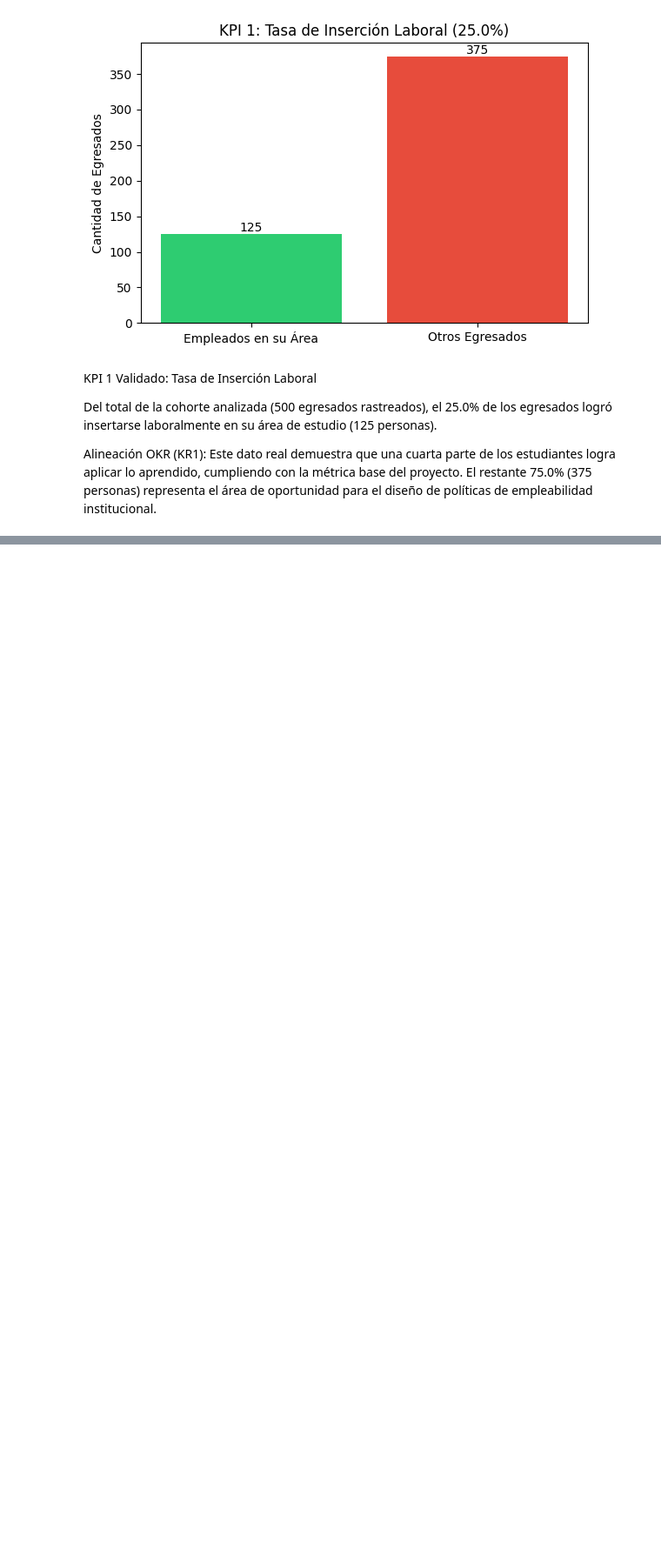
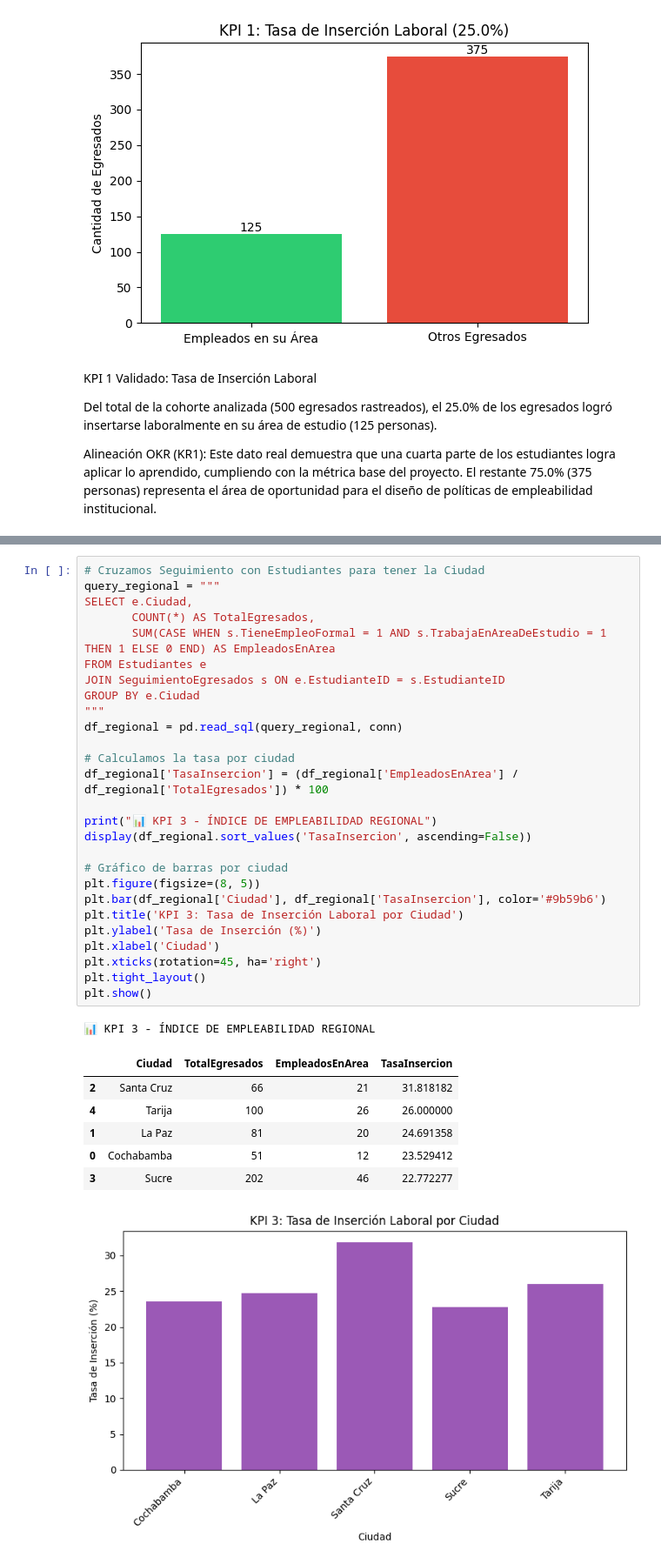
Before and after one commit to temps-code/brecha-digital-bi, a Jupyter notebook: notebooks/03_calculo_kpis.ipynb, the cells around one changed output, grey strips where cells are left out. Shown at 87% size. Cells and saved outputs as stored; diff of their text form; blank space fills up the shorter version.

Commit message:
feat: calculados KPI 2 (brecha skills) y KPI 3 (empleabilidad regional)

```diff
--- a/notebooks/03_calculo_kpis.ipynb
+++ b/notebooks/03_calculo_kpis.ipynb
@@ -61,0 +92,36 @@ Alineación OKR (KR1): Este dato real demuestra que una cuarta parte de los estu
+# %%
+# Cruzamos Seguimiento con Estudiantes para tener la Ciudad
+query_regional = """
+SELECT e.Ciudad,
+       COUNT(*) AS TotalEgresados,
+       SUM(CASE WHEN s.TieneEmpleoFormal = 1 AND s.TrabajaEnAreaDeEstudio = 1 THEN 1 ELSE 0 END) AS EmpleadosEnArea
+FROM Estudiantes e
+JOIN SeguimientoEgresados s ON e.EstudianteID = s.EstudianteID
+GROUP BY e.Ciudad
+"""
+df_regional = pd.read_sql(query_regional, conn)
+
+# Calculamos la tasa por ciudad
+df_regional['TasaInsercion'] = (df_regional['EmpleadosEnArea'] / df_regional['TotalEgresados']) * 100
+
+print("📊 KPI 3 - ÍNDICE DE EMPLEABILIDAD REGIONAL")
+display(df_regional.sort_values('TasaInsercion', ascending=False))
+
+# Gráfico de barras por ciudad
+plt.figure(figsize=(8, 5))
+plt.bar(df_regional['Ciudad'], df_regional['TasaInsercion'], color='#9b59b6')
+plt.title('KPI 3: Tasa de Inserción Laboral por Ciudad')
+plt.ylabel('Tasa de Inserción (%)')
+plt.xlabel('Ciudad')
+plt.xticks(rotation=45, ha='right')
+plt.tight_layout()
+plt.show()
+# %% [output]
+📊 KPI 3 - ÍNDICE DE EMPLEABILIDAD REGIONAL
+|  | Ciudad | TotalEgresados | EmpleadosEnArea | TasaInsercion |
+| 2 | Santa Cruz | 66 | 21 | 31.818182 |
+| 4 | Tarija | 100 | 26 | 26.000000 |
+| 1 | La Paz | 81 | 20 | 24.691358 |
+| 0 | Cochabamba | 51 | 12 | 23.529412 |
+| 3 | Sucre | 202 | 46 | 22.772277 |
+[figure, added]
```
Also changed, not shown: parts of 3 cells of this notebook.
